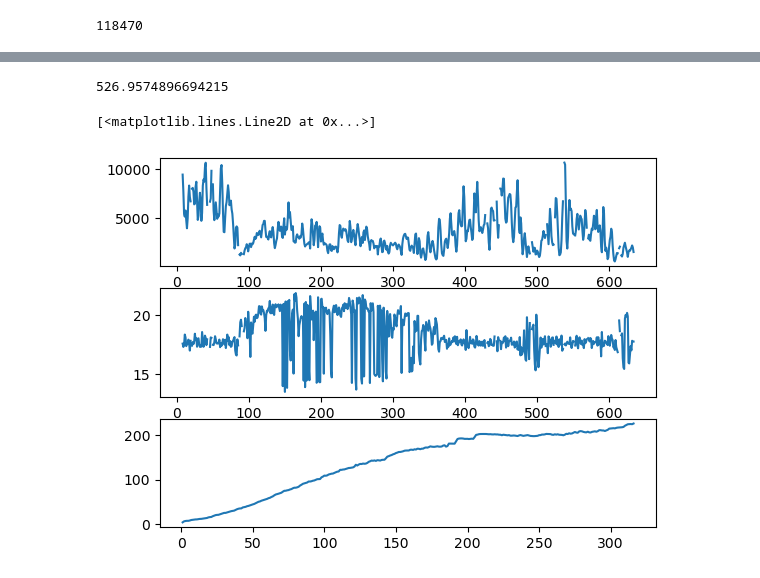
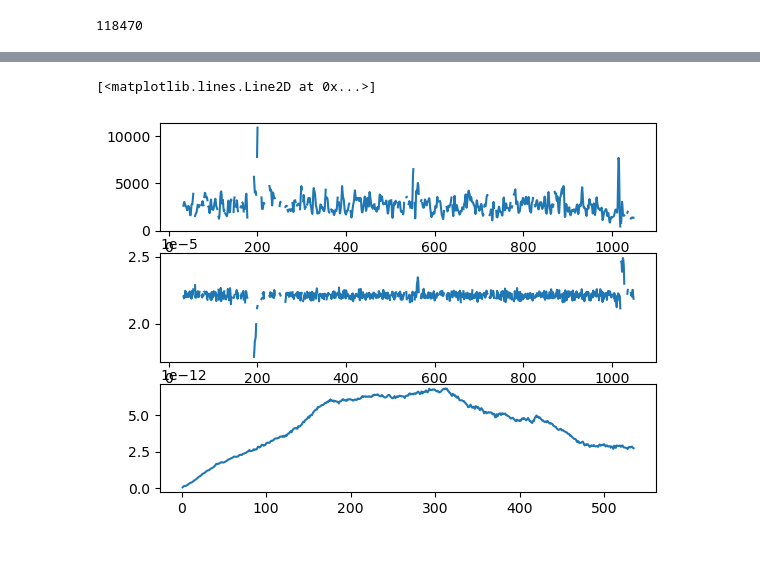
Before and after one commit to Dennis-Dispertech/DisperTrack, a Jupyter notebook: examples/show_workflow.ipynb, the cells around one changed output, grey strips where cells are left out. Cells and saved outputs as stored; diff of their text form; code cells hidden in the pictures.

```diff
--- a/examples/show_workflow.ipynb
+++ b/examples/show_workflow.ipynb
@@ -83,13 +57,9 @@ analysis.analyze_traces()
-# %%
-np.mean(analysis.waterfall[:, :10])
-# %% [output]
-526.9574896694215
 # %%
 fig, ax = plt.subplots(3)
-ax[0].plot(analysis.pcle_data[0]['intensity'])
-ax[1].plot(analysis.pcle_data[0]['position'])
-ax[2].plot(analysis.pcle_data[0]['MSD']['MSD'])
+ax[0].plot(analysis.pcle_data[51]['intensity'])
+ax[1].plot(analysis.pcle_data[51]['position'])
+ax[2].plot(analysis.pcle_data[51]['MSD']['MSD'])
 # %% [output]
 [<matplotlib.lines.Line2D at 0x...>]
-[figure, old version]
+[figure, new version]
 # %%
```
Also changed, not shown: parts of 39 cells of this notebook, 6 other files.
